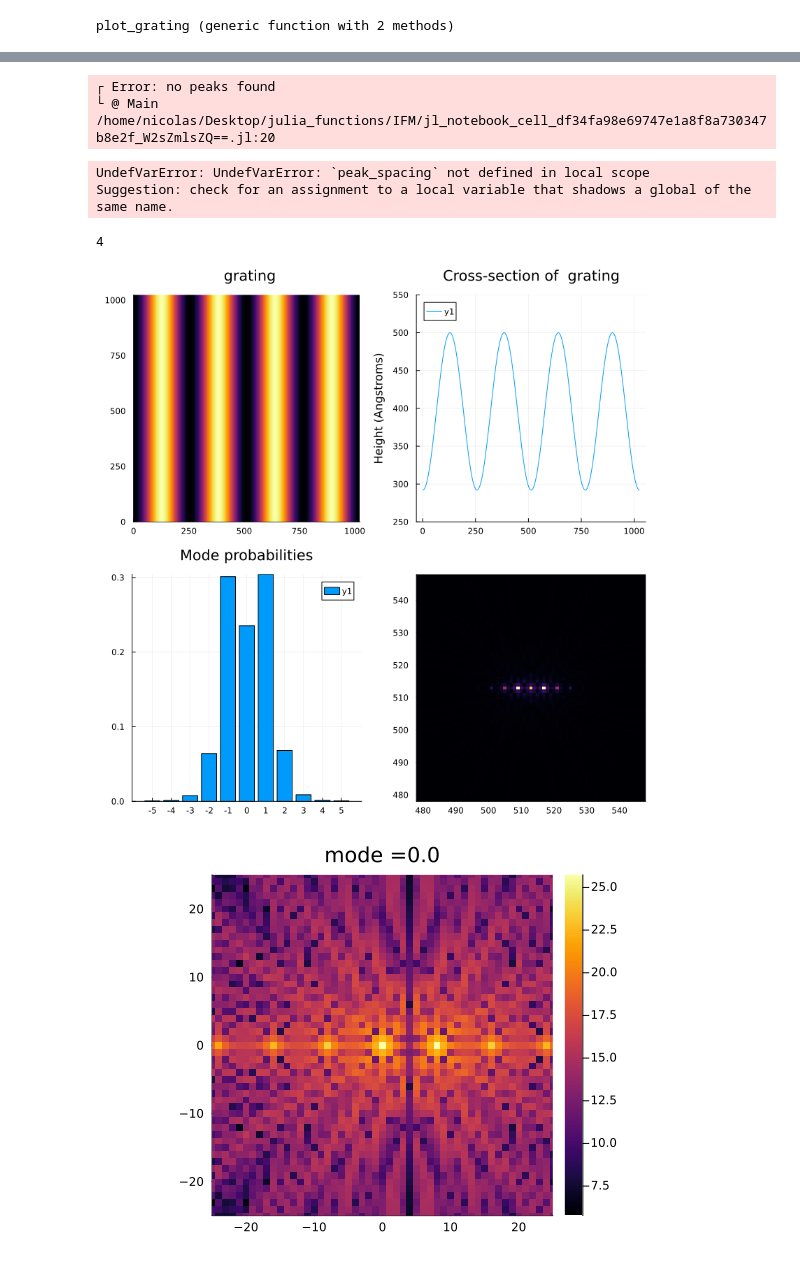
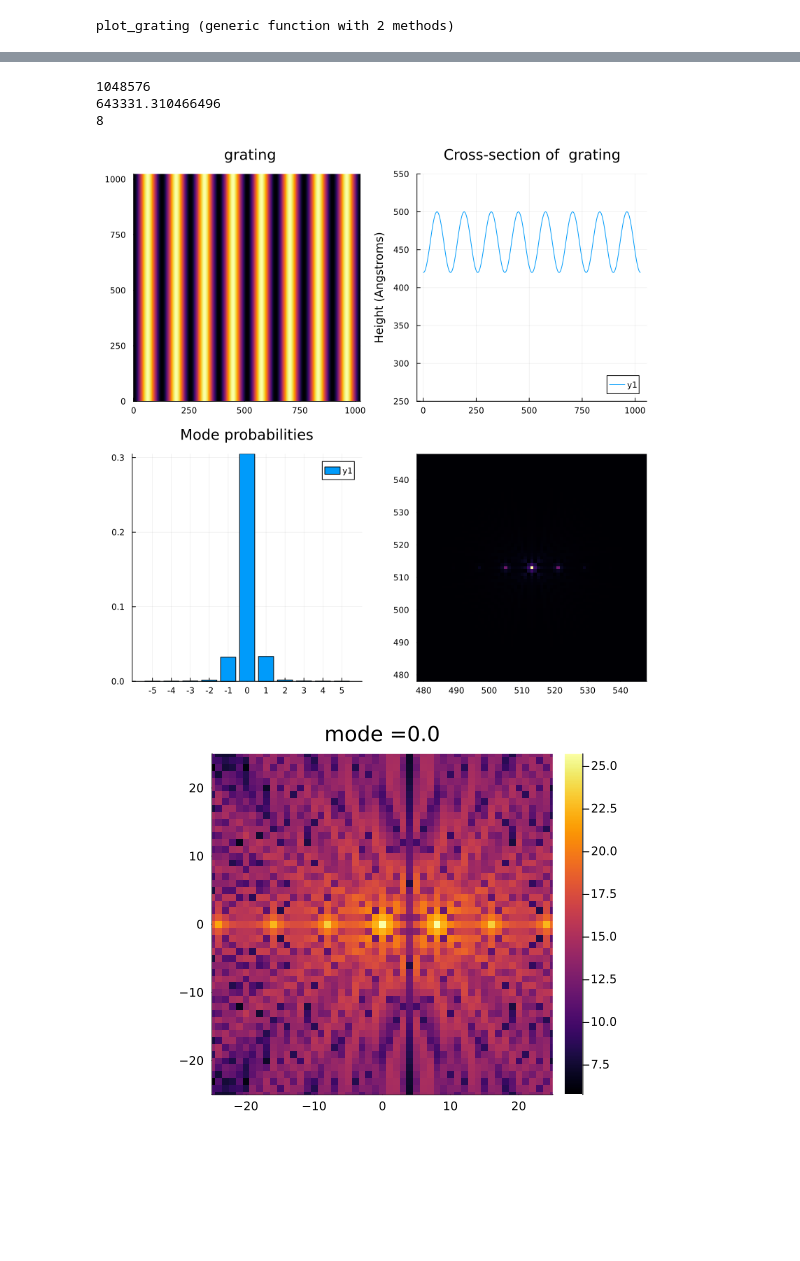
Before and after one commit to puentnic/julia_functions, a Jupyter notebook: IFM/gratings.ipynb, the cells around one changed output, grey strips where cells are left out. Drawn from its saved outputs; the diff is of its cells as text; code cells hidden in the pictures; blank space fills up the shorter version.

```diff
--- a/IFM/gratings.ipynb
+++ b/IFM/gratings.ipynb
@@ -505,27 +548,0 @@ Suggestion: check for an assignment to a local variable that shadows a global of
-# %%
-N = 2^10
-p = 16
-#given
-σU = 0.15
-α = 0.008
-grating_test = test_grating(N, p, 0.75; mill_depth=208)
-
-disk = centered_disks(size(grating_test,1))
-t = @. cis((σU + 1im * α)*grating_test/10 * disk) * disk
-
-
-fft_t = fft2(t)
-mask = repeat(x',N, 1) .> -p÷2
-fft_t_masked = @. abs(fft_t) * mask * cis(angle(fft_t) * mask)
-fft_t_masked = circshift(fft_t_masked, (0, -p))
-t_masked = ifft2(fft_t_masked)
-# using Pkg
-# Pkg.add(url="https://github.com/platawiec/Unwrap.jl")
-using Unwrap
-grating_masked = angle.(t_masked)
-grating_masked = unwrap(grating_masked)
-# grating_masked = mod.(grating_masked, π)
-
-
-# ψ_2m = @. abs(ψ_2m) * mask * cis(angle(ψ_2m) * mask)
-zoom_heatmap(abs.(grating_masked),150)
@@ -542,17 +549,12 @@ plot(fig1, fig2, fig3; layout=(3,1))
-# %%
-plot_grating(grating_masked)
-# %% [output]
-┌ Error: no peaks found
-└ @ Main /home/nicolas/Desktop/julia_functions/IFM/jl_notebook_cell_df34fa98e69747e1a8f8a730347b8e2f_W2sZmlsZQ==.jl:20
-UndefVarError: UndefVarError: `peak_spacing` not defined in local scope
-Suggestion: check for an assignment to a local variable that shadows a global of the same name.
 # %%
-p=4
-grating_sinusoidal = sinusoidal_grating(N, p)
+p=8
+grating_sinusoidal = sinusoidal_grating(N, p; mill_depth=80)
 plot_grating(grating_sinusoidal)
 # %% [output]
-4
+1048576
+643331.310466496
+8
-[figure, old version]
+[figure, new version]
 # %%
 N = 2^10
 p = 8
```
Also changed, not shown: parts of 18 cells of this notebook, 10 other files.
